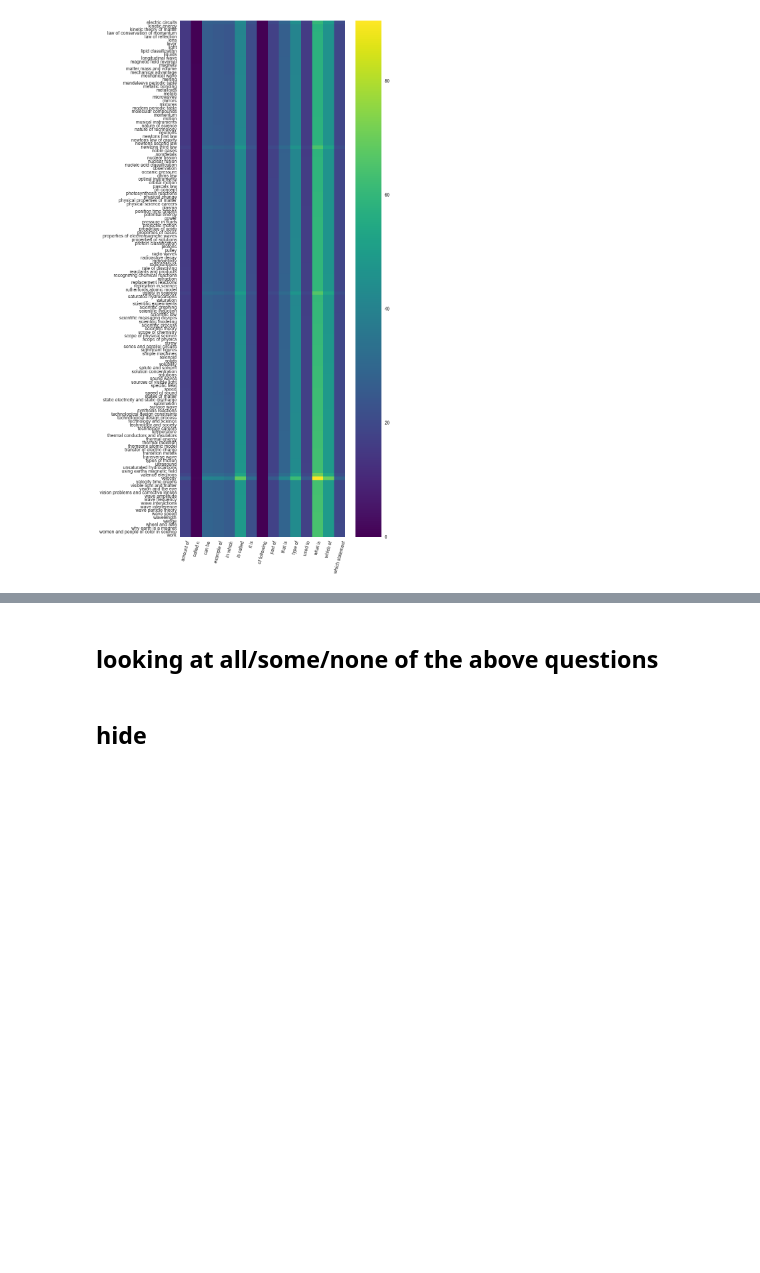
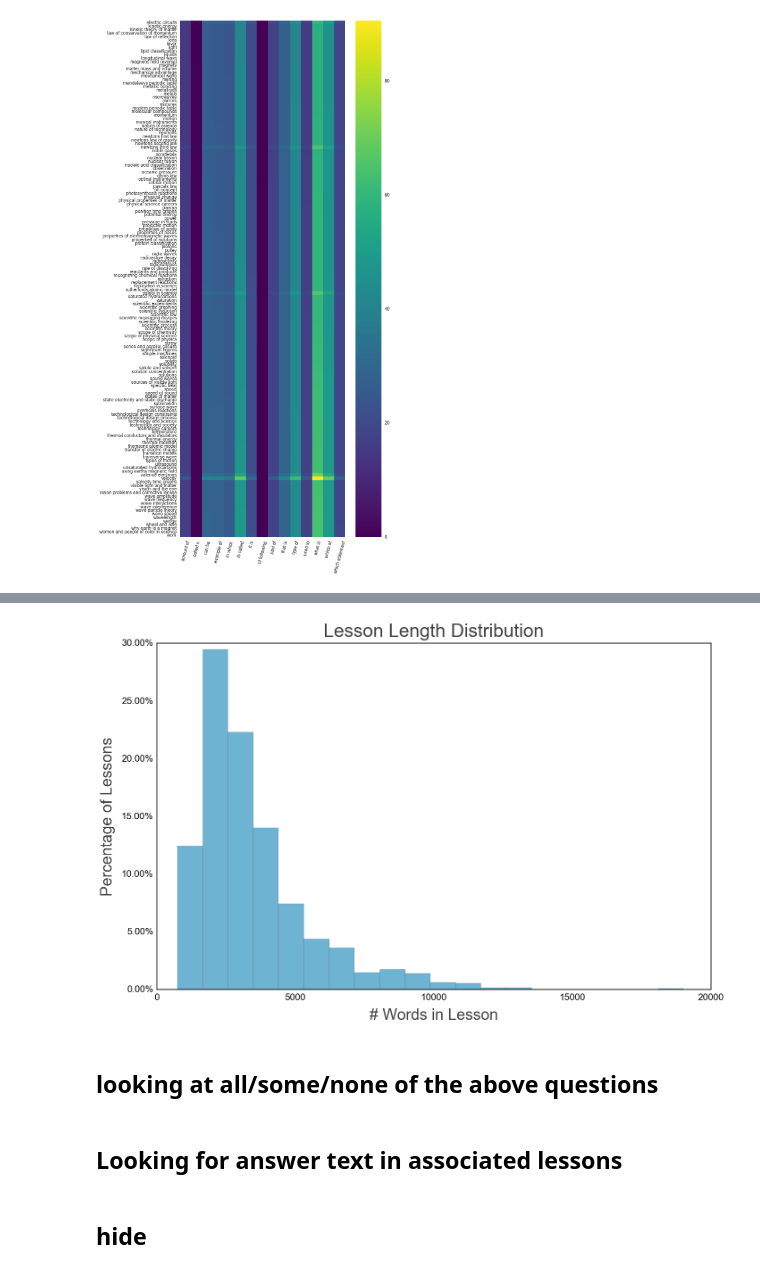
Before and after one commit to drschwenk/stb_notebooks, a Jupyter notebook: generate_figs.ipynb, the cells around one changed output, grey strips where cells are left out. Cells and saved outputs as stored; diff of their text form; code cells hidden in the pictures; blank space fills up the shorter version.

```diff
--- a/generate_figs.ipynb
+++ b/generate_figs.ipynb
@@ -268,3 +346,5 @@ _ = plt.xticks(rotation=75)
+# %%
+lesson_text = collect_filtered_lesson_text(ck12_combined_dataset)
 # %%
 all_ndqs = quest_evaluator.build_question_lookup(by_type=True)['nonDiagramQuestions']
 mc_questions = quest_evaluator.build_questions_by_subtype(all_ndqs)['Multiple Choice']
@@ -329,2 +368,19 @@ make_and_save_standard_fig(plot_to_save, fig_labels,  image_filename)
+# %%
+topic_lengths = pd.Series([len(text) for text in lesson_text.values()])
+
+fig_labels = {
+    'fig_title': 'Lesson Length Distribution',
+    'x_label': '# Words in Lesson',
+    'y_label': 'Percentage of Lessons'
+}
+weights = np.ones_like(topic_lengths)/len(topic_lengths)
+plot_to_save = topic_lengths.hist(bins= 20, log=False, weights=weights)
+tick_labels = plot_to_save.get_yticks()
+plot_to_save.set_yticklabels(['{:2.2f}%'.format(i*100) for i in tick_labels])
+
+image_filename = fig_dir +  fig_labels['fig_title'].lower().replace(' ', '_') + '.pdf'
+make_and_save_standard_fig(plot_to_save, fig_labels,  image_filename)
+# %% [output]
+[figure, added]
 # %% [markdown]
 ## looking at all/some/none of the above questions
@@ -344,6 +403,8 @@ for qid, question in mc_questions.items():
 sum(correct_answer_choices_with_above) / len(answer_choices_with_above)
 
 len(answer_choices_with_above)
+# %% [markdown]
+## Looking for answer text in associated lessons
 # %% [markdown]
 ## hide
 # %%
```
Also changed, not shown: parts of 39 cells of this notebook, 2 other files.
